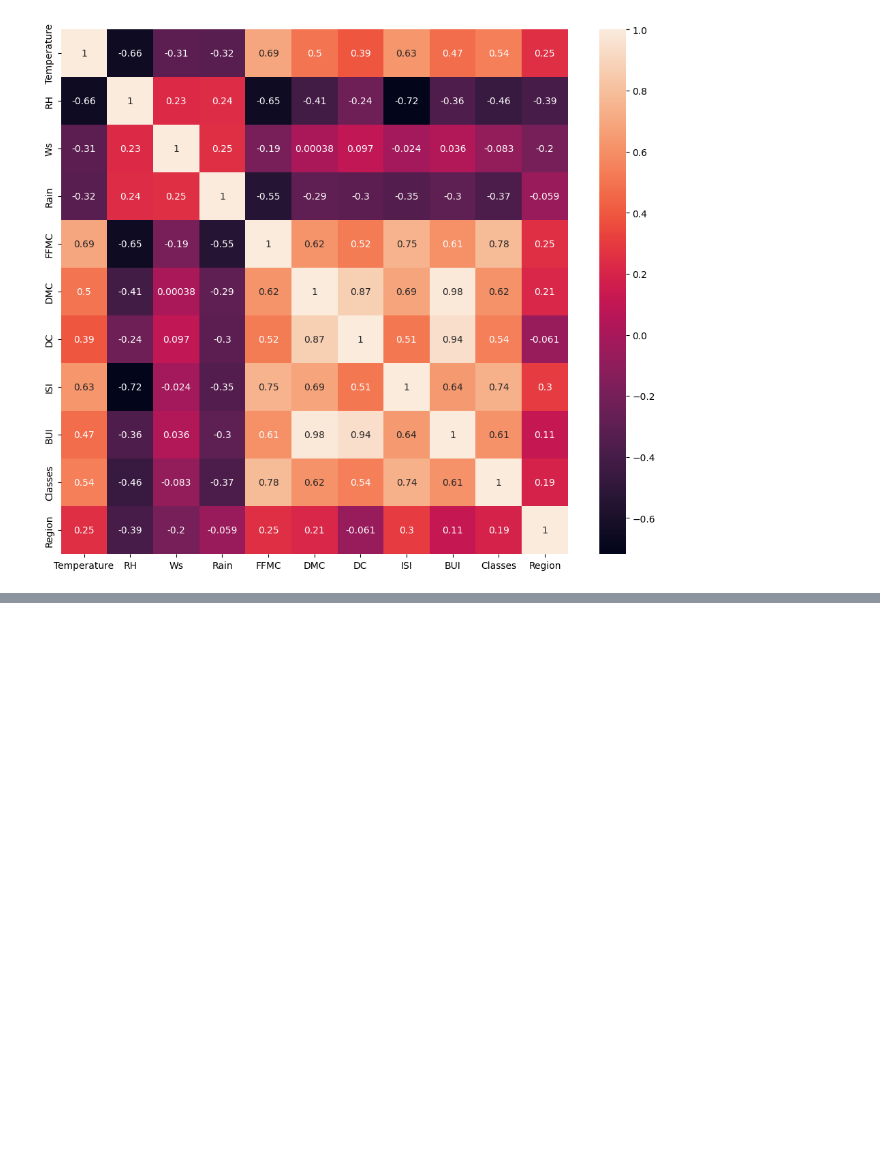
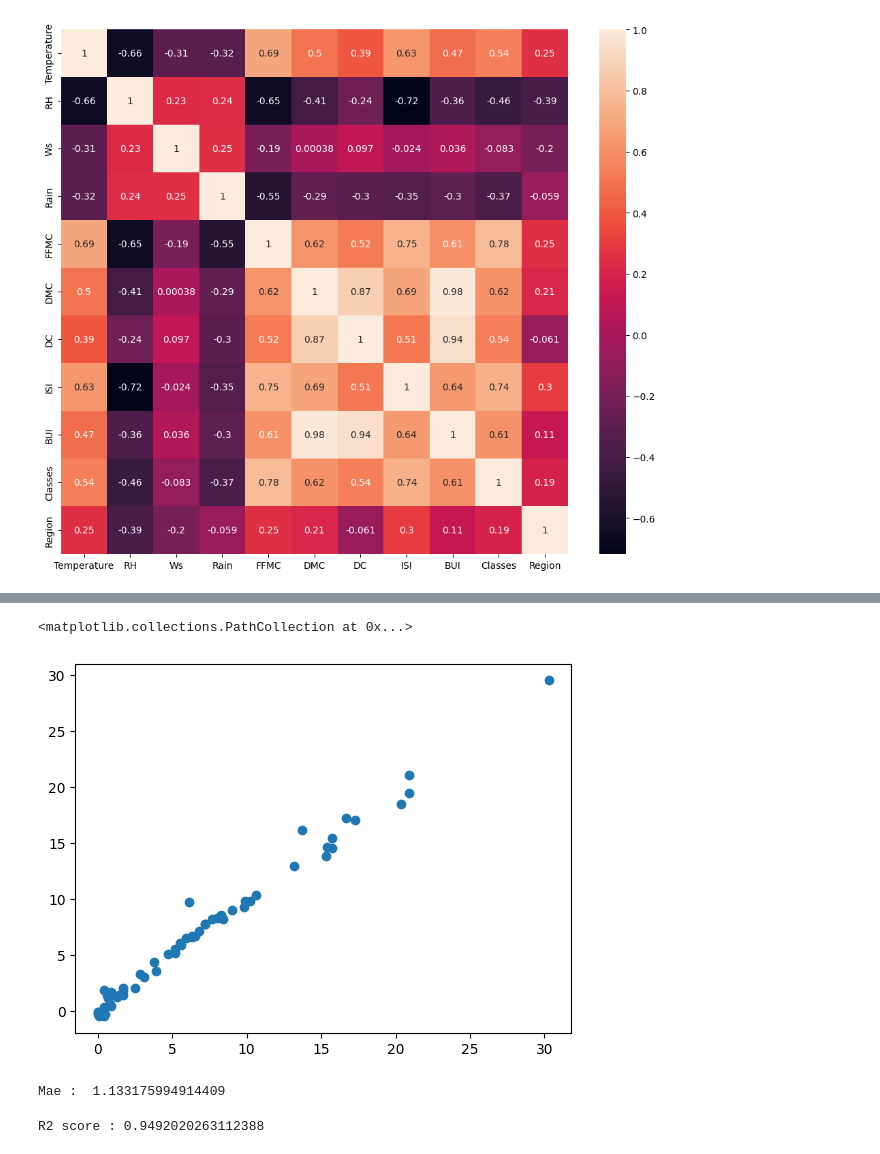
Before and after one commit to realyashsehgal/courseee, a Jupyter notebook: machine learning practical/Ridge Lassso Elastic Regression Practicals/Model Training(MINE).ipynb, the cells around one changed output, grey strips where cells are left out. Cells and saved outputs as stored; diff of their text form; code cells hidden in the pictures; blank space fills up the shorter version.

```diff
--- a/machine learning practical/Ridge Lassso Elastic Regression Practicals/Model Training(MINE).ipynb
+++ b/machine learning practical/Ridge Lassso Elastic Regression Practicals/Model Training(MINE).ipynb
@@ -86,0 +133,2 @@ sns.heatmap(corr,annot=True)
+# %%
+regression  = LinearRegression()
@@ -86,0 +139,2 @@ sns.heatmap(corr,annot=True)
+# %%
+y_pred = regression.predict(X_test_scaled)
@@ -86,0 +155,5 @@ sns.heatmap(corr,annot=True)
+# %%
+plt.scatter(y_test,y_pred)
+# %% [output]
+<matplotlib.collections.PathCollection at 0x...>
+[figure, added]
@@ -86,0 +168,11 @@ sns.heatmap(corr,annot=True)
+# %%
+from sklearn.metrics import mean_absolute_error
+mae = mean_absolute_error(y_test,y_pred)
+print("Mae : ", mae)
+# %% [output]
+Mae :  1.133175994914409
+# %%
+score = r2_score(y_test,y_pred)
+print("R2 score :",score)
+# %% [output]
+R2 score : 0.9492020263112388
```
Also changed, not shown: parts of 20 cells of this notebook.
